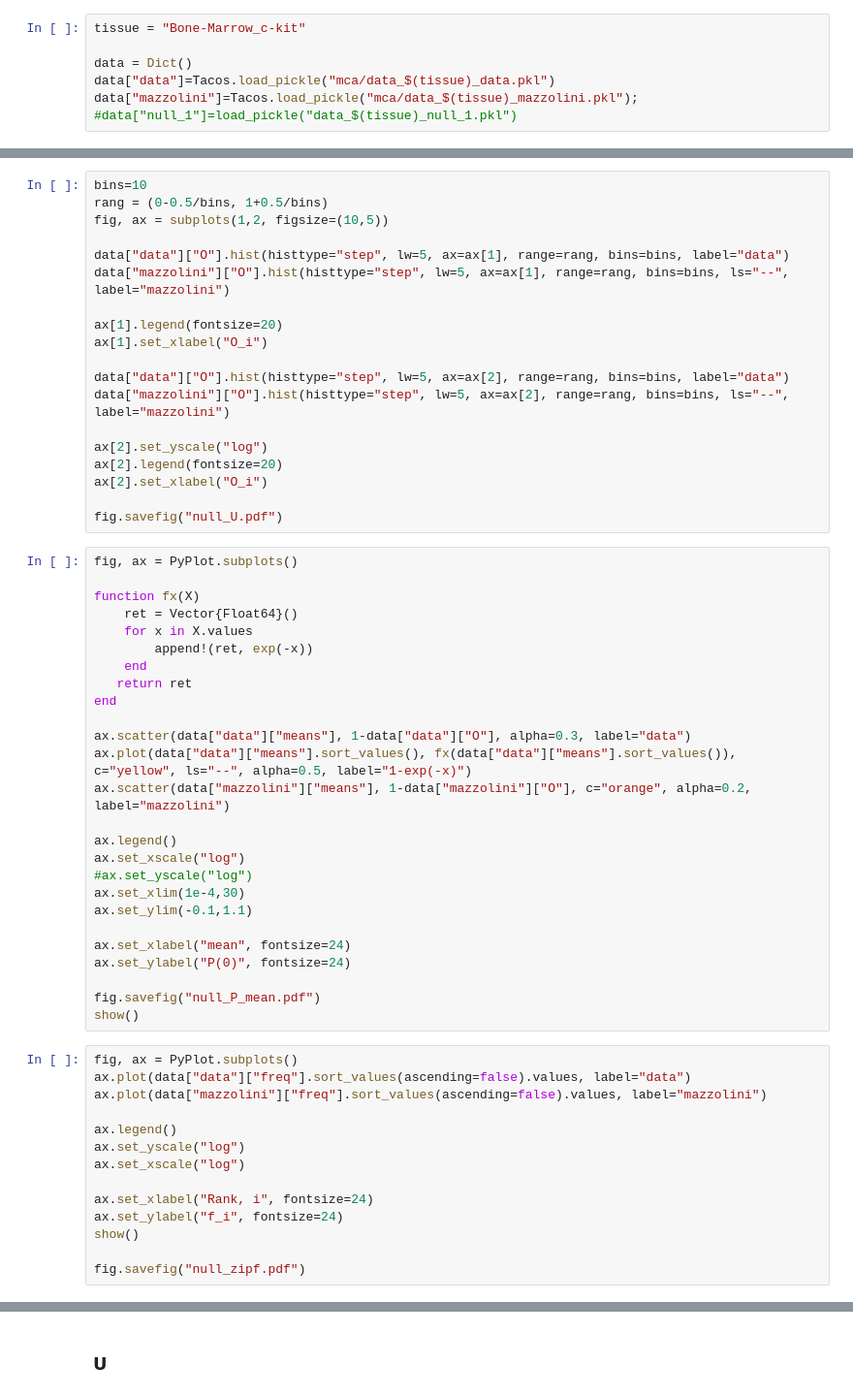
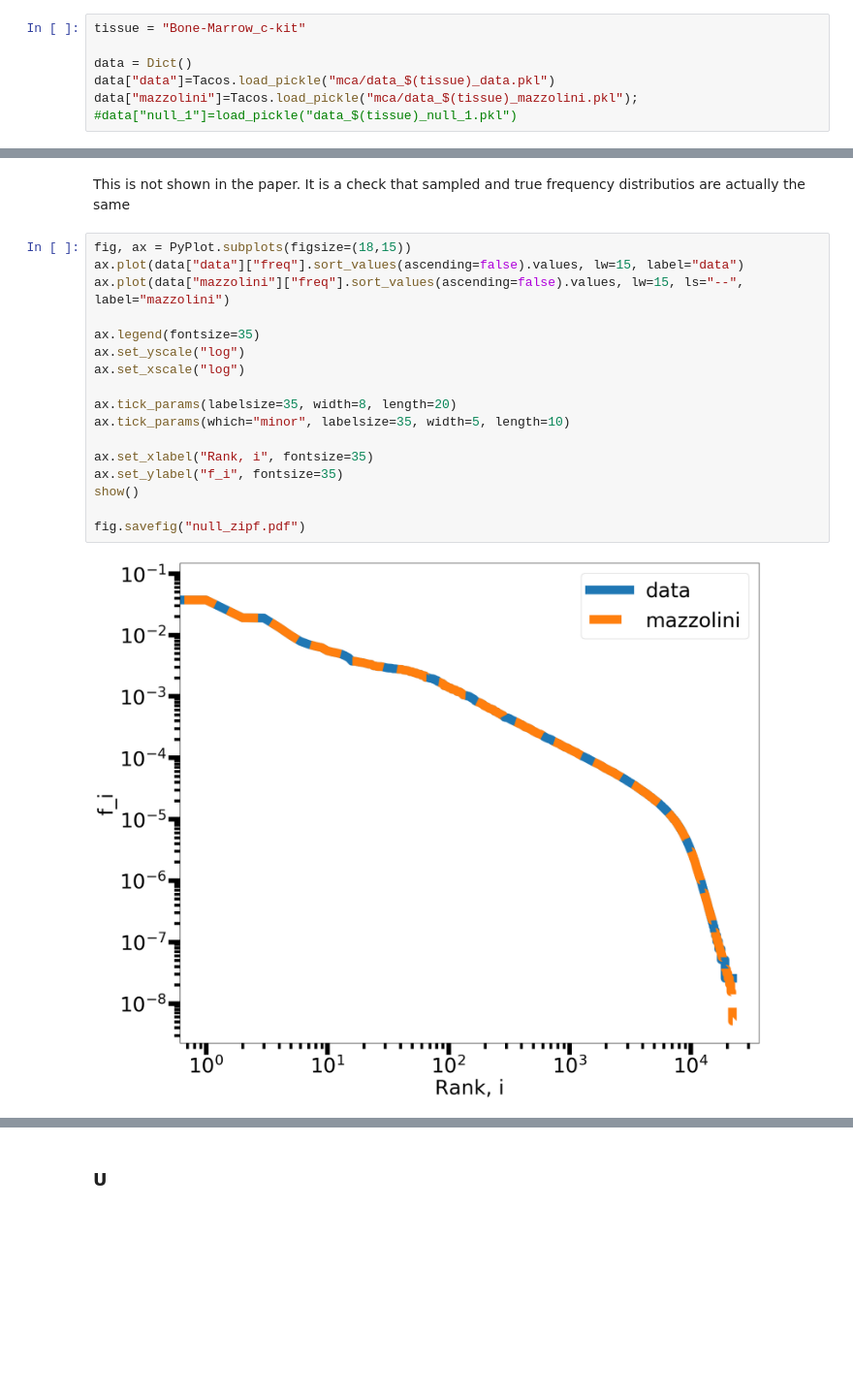
Before and after one commit to SilviaLazzardi/Emergent_Laws_in_scRNA-seq_Data, a Jupyter notebook: MouseCellAtlas/combined_analyses.ipynb, the cells around one changed output, grey strips where cells are left out. Shown at 97% size. Cells and saved outputs as stored; diff of their text form; blank space fills up the shorter version.

```diff
--- a/MouseCellAtlas/combined_analyses.ipynb
+++ b/MouseCellAtlas/combined_analyses.ipynb
@@ -428,59 +401,21 @@ show()
-# %%
-bins=10
-rang = (0-0.5/bins, 1+0.5/bins)
-fig, ax = subplots(1,2, figsize=(10,5))
-
-data["data"]["O"].hist(histtype="step", lw=5, ax=ax[1], range=rang, bins=bins, label="data")
-data["mazzolini"]["O"].hist(histtype="step", lw=5, ax=ax[1], range=rang, bins=bins, ls="--", label="mazzolini")
-
-ax[1].legend(fontsize=20)
-ax[1].set_xlabel("O_i")
-
-data["data"]["O"].hist(histtype="step", lw=5, ax=ax[2], range=rang, bins=bins, label="data")
-data["mazzolini"]["O"].hist(histtype="step", lw=5, ax=ax[2], range=rang, bins=bins, ls="--", label="mazzolini")
-
-ax[2].set_yscale("log")
-ax[2].legend(fontsize=20)
-ax[2].set_xlabel("O_i")
-
-fig.savefig("null_U.pdf")
-# %%
-fig, ax = PyPlot.subplots()
-
-function fx(X)
-    ret = Vector{Float64}()
-    for x in X.values
-        append!(ret, exp(-x))
-    end
-   return ret
-end
-
-ax.scatter(data["data"]["means"], 1-data["data"]["O"], alpha=0.3, label="data")
-ax.plot(data["data"]["means"].sort_values(), fx(data["data"]["means"].sort_values()), c="yellow", ls="--", alpha=0.5, label="1-exp(-x)")
-ax.scatter(data["mazzolini"]["means"], 1-data["mazzolini"]["O"], c="orange", alpha=0.2, label="mazzolini")
-
-ax.legend()
-ax.set_xscale("log")
-#ax.set_yscale("log")
-ax.set_xlim(1e-4,30)
-ax.set_ylim(-0.1,1.1)
-
-ax.set_xlabel("mean", fontsize=24)
-ax.set_ylabel("P(0)", fontsize=24)
-
-fig.savefig("null_P_mean.pdf")
-show()
+# %% [markdown]
+This is not shown in the paper. It is a check that sampled and true frequency distributios are actually the same
 # %%
-fig, ax = PyPlot.subplots()
-ax.plot(data["data"]["freq"].sort_values(ascending=false).values, label="data")
-ax.plot(data["mazzolini"]["freq"].sort_values(ascending=false).values, label="mazzolini")
+fig, ax = PyPlot.subplots(figsize=(18,15))
+ax.plot(data["data"]["freq"].sort_values(ascending=false).values, lw=15, label="data")
+ax.plot(data["mazzolini"]["freq"].sort_values(ascending=false).values, lw=15, ls="--", label="mazzolini")
 
-ax.legend()
+ax.legend(fontsize=35)
 ax.set_yscale("log")
 ax.set_xscale("log")
 
-ax.set_xlabel("Rank, i", fontsize=24)
-ax.set_ylabel("f_i", fontsize=24)
+ax.tick_params(labelsize=35, width=8, length=20)
+ax.tick_params(which="minor", labelsize=35, width=5, length=10)
+
+ax.set_xlabel("Rank, i", fontsize=35)
+ax.set_ylabel("f_i", fontsize=35)
 show()
 
 fig.savefig("null_zipf.pdf")
+# %% [output]
+[figure, added]
```
Also changed, not shown: parts of 32 cells of this notebook, 1 other file.
